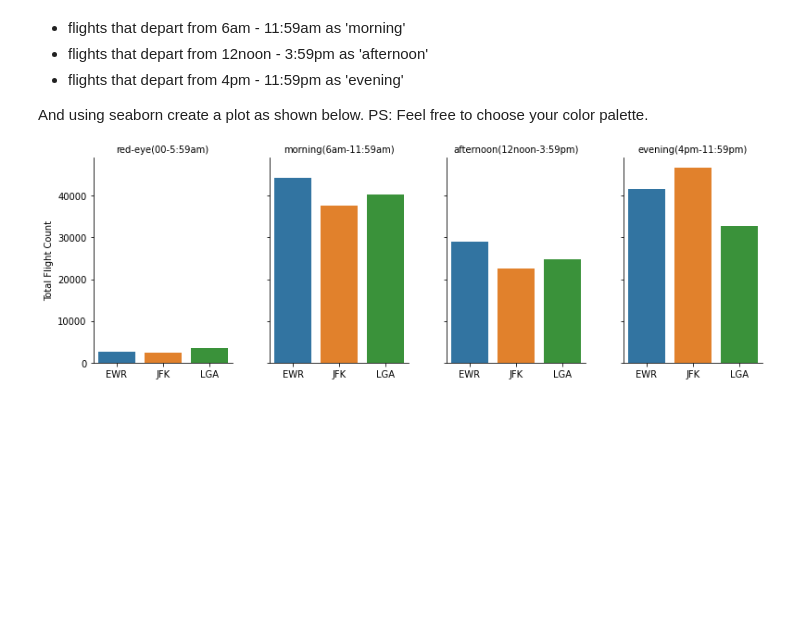
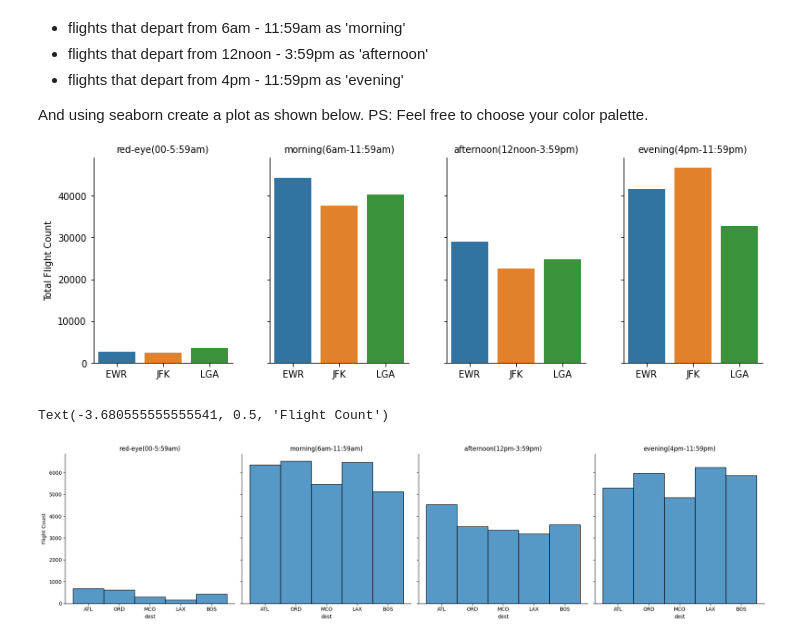
Before and after one commit to DecBrick/stats507-coursework, a Jupyter notebook: HW7/hw7.ipynb, the cells around one changed output. Cells and saved outputs as stored; diff of their text form; code cells hidden in the pictures; blank space fills up the shorter version.

```diff
--- a/HW7/hw7.ipynb
+++ b/HW7/hw7.ipynb
@@ -160,3 +168,42 @@ raise NotImplementedError()
+# %%
+import matplotlib.pyplot as plt
+#sort times
+night = (df['dep_time'] < 600)
+morning = ((df['dep_time'] >= 600) & (df['dep_time'] <1200))
+afternoon = ((df['dep_time'] >= 1200) & (df['dep_time'] <1600))
+evening = (df['dep_time'] >= 1600)
+night_vals = df['dest'][night].value_counts()[0:5]
+morning_vals = df['dest'][morning].value_counts()[0:5]
+afternoon_vals = df['dest'][afternoon].value_counts()[0:5]
+evening_vals = df['dest'][evening].value_counts()[0:5]
+no_time = (~night) & (~morning) & (~afternoon) & (~evening)
+#add column for this
+dummy = df['dest'].copy()
+dummy[night] = 'red-eye(00-5:59am)'
+dummy[morning] = 'morning(6am-11:59am)'
+dummy[afternoon] = 'afternoon(12pm-3:59pm)'
+dummy[evening] = 'evening(4pm-11:59pm)'
+dummy[no_time] = pd.NaT
+df['times'] = dummy
+
+#filter only top destinations
+tops = top_dest.index.to_numpy()
+test = (df['dest'] == tops[0])
+for i in range(1,5):
+    test += (df['dest'] == tops[i])
+
+df.loc[~test,'dest']= pd.NaT
+
+fig_3 = sns.displot(data=df, x="dest", col="times", kind='hist')
+#set the labels
+fig_3.figure.get_axes()[0].set_title('red-eye(00-5:59am)')
+fig_3.figure.get_axes()[1].set_title('morning(6am-11:59am)')
+fig_3.figure.get_axes()[2].set_title('afternoon(12pm-3:59pm)')
+fig_3.figure.get_axes()[3].set_title('evening(4pm-11:59pm)')
+fig_3.figure.get_axes()[0].set_ylabel('Flight Count')
+# %% [output]
+Text(-3.680555555555541, 0.5, 'Flight Count')
+[figure, added]
 # %%
 assert fig_3.figure.get_axes()[0].get_title() == 'red-eye(00-5:59am)'
 assert fig_3.figure.get_axes()[0].get_ylabel() == 'Flight Count'
```
Also changed, not shown: parts of 18 cells of this notebook.
